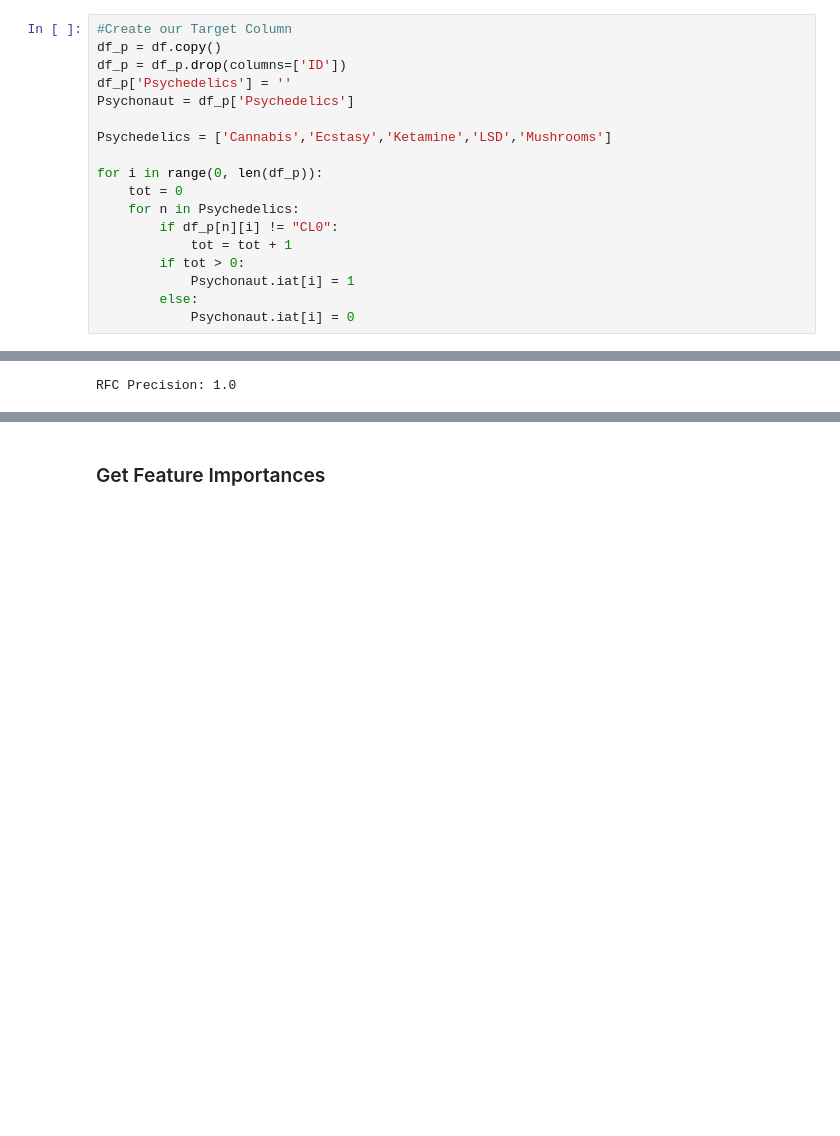
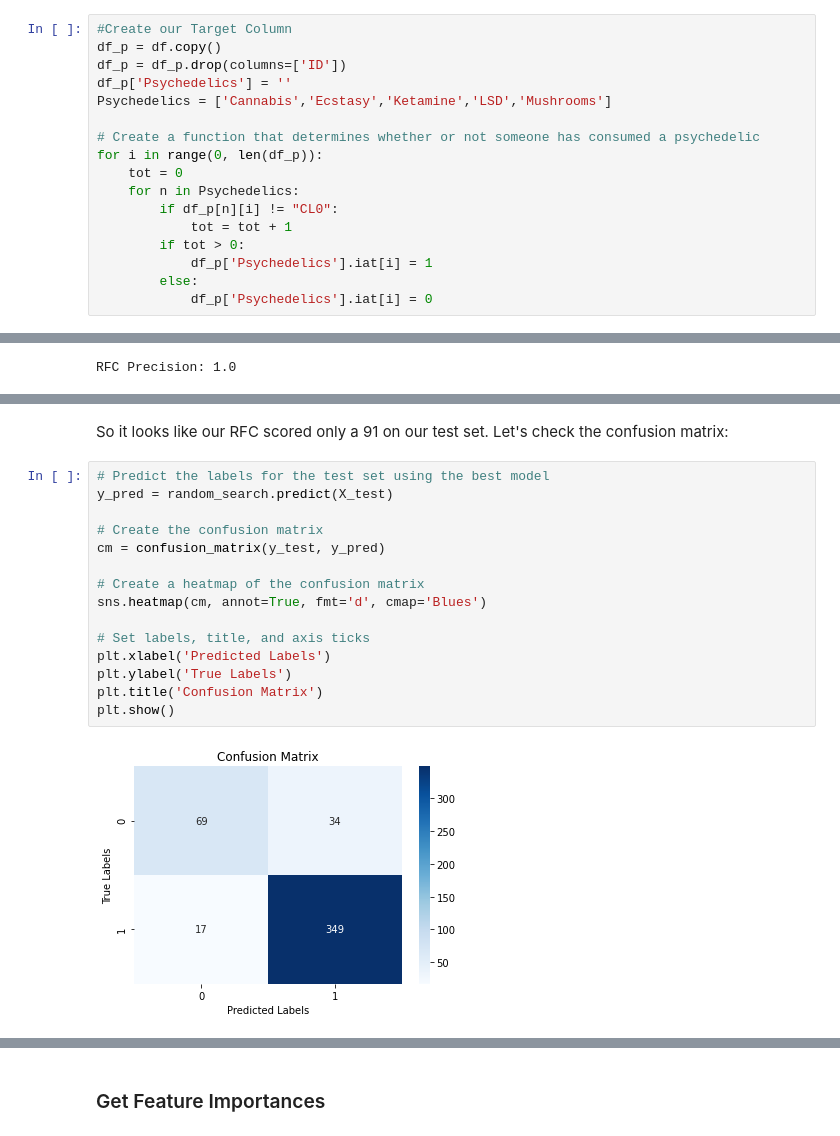
Before and after one commit to jbloewencolon/Predicting-Personality-and-Psychedelic-Experience, a Jupyter notebook: Phase 3 Project.ipynb, the cells around one changed output, grey strips where cells are left out. Saved outputs shown, nothing was run; the diff lists cells and outputs as text; blank space fills up the shorter version.

```diff
--- a/Phase 3 Project.ipynb
+++ b/Phase 3 Project.ipynb
@@ -125,19 +163,18 @@ We are looking to target just psychedelic drugs, so we will create a column that
 df_p = df.copy()
 df_p = df_p.drop(columns=['ID'])
 df_p['Psychedelics'] = ''
-Psychonaut = df_p['Psychedelics']
-
 Psychedelics = ['Cannabis','Ecstasy','Ketamine','LSD','Mushrooms']
 
+# Create a function that determines whether or not someone has consumed a psychedelic
 for i in range(0, len(df_p)):
     tot = 0
     for n in Psychedelics:
         if df_p[n][i] != "CL0":
             tot = tot + 1
         if tot > 0:
-            Psychonaut.iat[i] = 1
+            df_p['Psychedelics'].iat[i] = 1
         else:
-            Psychonaut.iat[i] = 0
+            df_p['Psychedelics'].iat[i] = 0
 # %%
 #Drop unnecessary columns
 df_p = df_p.drop(columns=['Cannabis','Ecstasy','Ketamine','LSD','Mushrooms'], axis=1)
@@ -415,0 +488,19 @@ weighted avg       0.89      0.90      0.89       469
+# %% [markdown]
+So it looks like our RFC scored only a 91 on our test set. Let's check the confusion matrix:
+# %%
+# Predict the labels for the test set using the best model
+y_pred = random_search.predict(X_test)
+
+# Create the confusion matrix
+cm = confusion_matrix(y_test, y_pred)
+
+# Create a heatmap of the confusion matrix
+sns.heatmap(cm, annot=True, fmt='d', cmap='Blues')
+
+# Set labels, title, and axis ticks
+plt.xlabel('Predicted Labels')
+plt.ylabel('True Labels')
+plt.title('Confusion Matrix')
+plt.show()
+# %% [output]
+[figure, added]
```
Also changed, not shown: parts of 59 cells of this notebook.
